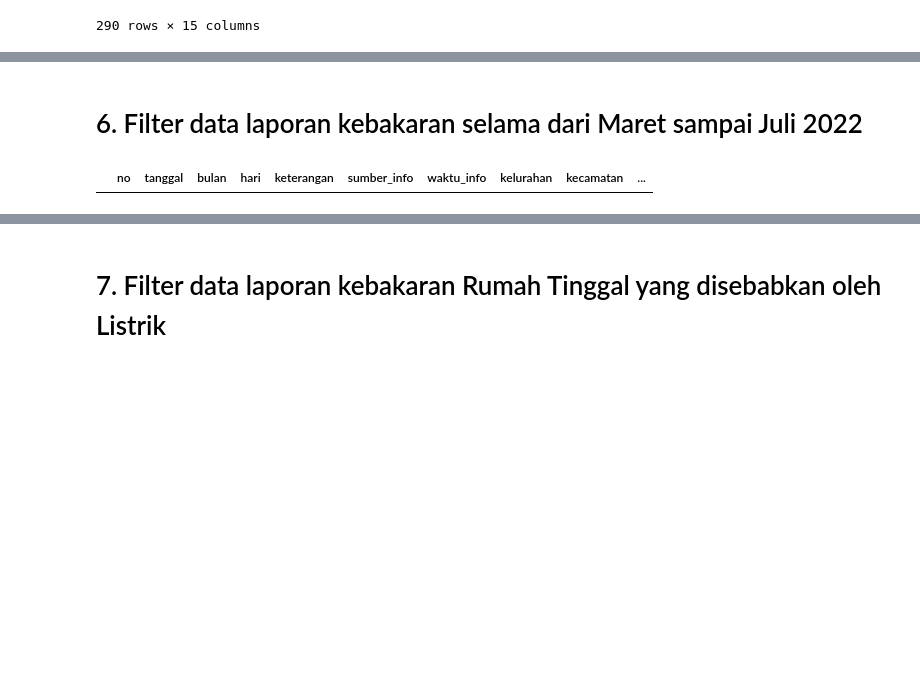
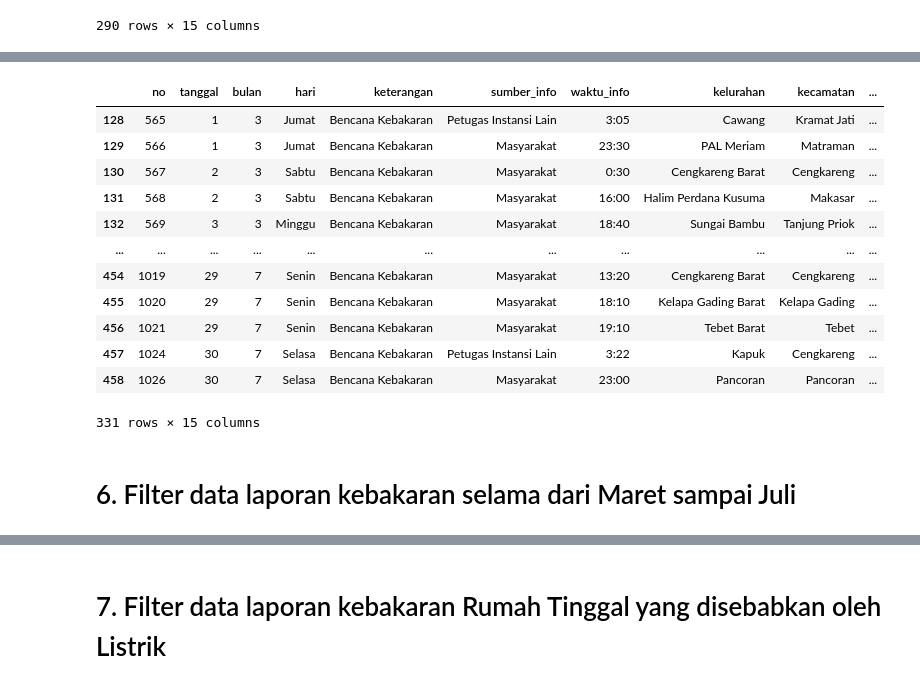
Before and after one commit to ruang-belajar/notebook-1-AqshaBilqis, a Jupyter notebook: notebook1.ipynb, the cells around one changed output, grey strips where cells are left out. Drawn from its saved outputs; the diff is of its cells as text; code cells hidden in the pictures; blank space fills up the shorter version.

```diff
--- a/notebook1.ipynb
+++ b/notebook1.ipynb
@@ -113,8 +119,19 @@ df5
+# %%
+df5 =  df[df.bulan.between(3, 7)]
+df5
+# %% [output]
+|  | no | tanggal | bulan | hari | keterangan | sumber_info | waktu_info | kelurahan | kecamatan | ... |
+| 128 | 565 | 1 | 3 | Jumat | Bencana Kebakaran | Petugas Instansi Lain | 3:05 | Cawang | Kramat Jati | ... |
+| 129 | 566 | 1 | 3 | Jumat | Bencana Kebakaran | Masyarakat | 23:30 | PAL Meriam | Matraman | ... |
+| 130 | 567 | 2 | 3 | Sabtu | Bencana Kebakaran | Masyarakat | 0:30 | Cengkareng Barat | Cengkareng | ... |
+| 131 | 568 | 2 | 3 | Sabtu | Bencana Kebakaran | Masyarakat | 16:00 | Halim Perdana Kusuma | Makasar | ... |
+| 132 | 569 | 3 | 3 | Minggu | Bencana Kebakaran | Masyarakat | 18:40 | Sungai Bambu | Tanjung Priok | ... |
+| ... | ... | ... | ... | ... | ... | ... | ... | ... | ... | ... |
+| 454 | 1019 | 29 | 7 | Senin | Bencana Kebakaran | Masyarakat | 13:20 | Cengkareng Barat | Cengkareng | ... |
+| 455 | 1020 | 29 | 7 | Senin | Bencana Kebakaran | Masyarakat | 18:10 | Kelapa Gading Barat | Kelapa Gading | ... |
+| 456 | 1021 | 29 | 7 | Senin | Bencana Kebakaran | Masyarakat | 19:10 | Tebet Barat | Tebet | ... |
+| 457 | 1024 | 30 | 7 | Selasa | Bencana Kebakaran | Petugas Instansi Lain | 3:22 | Kapuk | Cengkareng | ... |
+| 458 | 1026 | 30 | 7 | Selasa | Bencana Kebakaran | Masyarakat | 23:00 | Pancoran | Pancoran | ... |
+331 rows × 15 columns
 # %% [markdown]
-# 6. Filter data laporan kebakaran selama dari Maret sampai Juli 2022
+# 6. Filter data laporan kebakaran selama dari Maret sampai Juli
-# %%
-df['tanggal'] = pd.to_datetime(df['tanggal'], format='%Y-%m-%d')
-df6 =  df[(df.tanggal.between('2022-03-01', '2022-07-31'))]
-df6
-# %% [output]
-|  | no | tanggal | bulan | hari | keterangan | sumber_info | waktu_info | kelurahan | kecamatan | ... |
```
Also changed, not shown: parts of 7 cells of this notebook.
